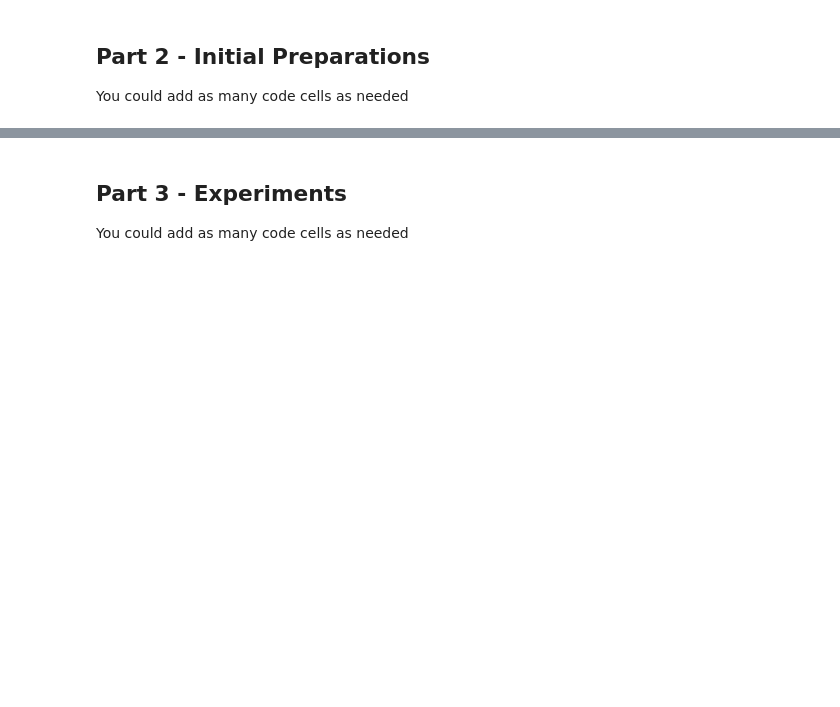
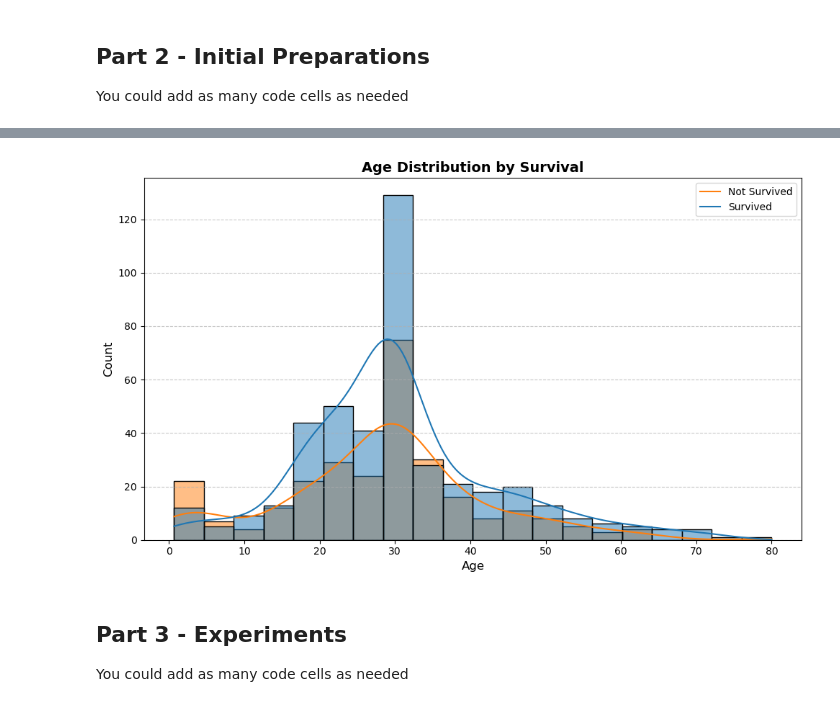
Before and after one commit to Tomeriko990/Titanic-Assignment-, a Jupyter notebook: Assignment2_supervised_learning_flow.ipynb, the cells around one changed output, grey strips where cells are left out. Saved outputs shown, nothing was run; the diff lists cells and outputs as text; code cells hidden in the pictures; blank space fills up the shorter version.

```diff
--- a/Assignment2_supervised_learning_flow.ipynb
+++ b/Assignment2_supervised_learning_flow.ipynb
@@ -60,3 +192,18 @@ You could add as many code cells as needed
+# %%
+# הצגה ויזואלית 3
+#יצירת גרף התפלגות גיל הנוסעים לפי הישרדותם
+#ניתו לראות שרוב הנוסעים שלא שרדו היא בקבוצת הגילאים 20-30 והנוסעים ששרדו היו בעיקר בני 20-40
+plt.figure(figsize=(10, 6))
+sns.histplot(data=trainset, x='Age', hue='Survived', kde=True, bins=20)
+plt.title('Age Distribution by Survival', fontsize=14, fontweight='bold')
+plt.xlabel('Age', fontsize=12)
+plt.ylabel('Count', fontsize=12)
+plt.legend(['Not Survived', 'Survived'])
+plt.tight_layout()
+plt.grid(axis='y', linestyle='--', alpha=0.7)
+plt.show()
+# %% [output]
+[figure, added]
 # %% [markdown]
 ## Part 3 - Experiments
 You could add as many code cells as needed
```
Also changed, not shown: parts of 24 cells of this notebook.
